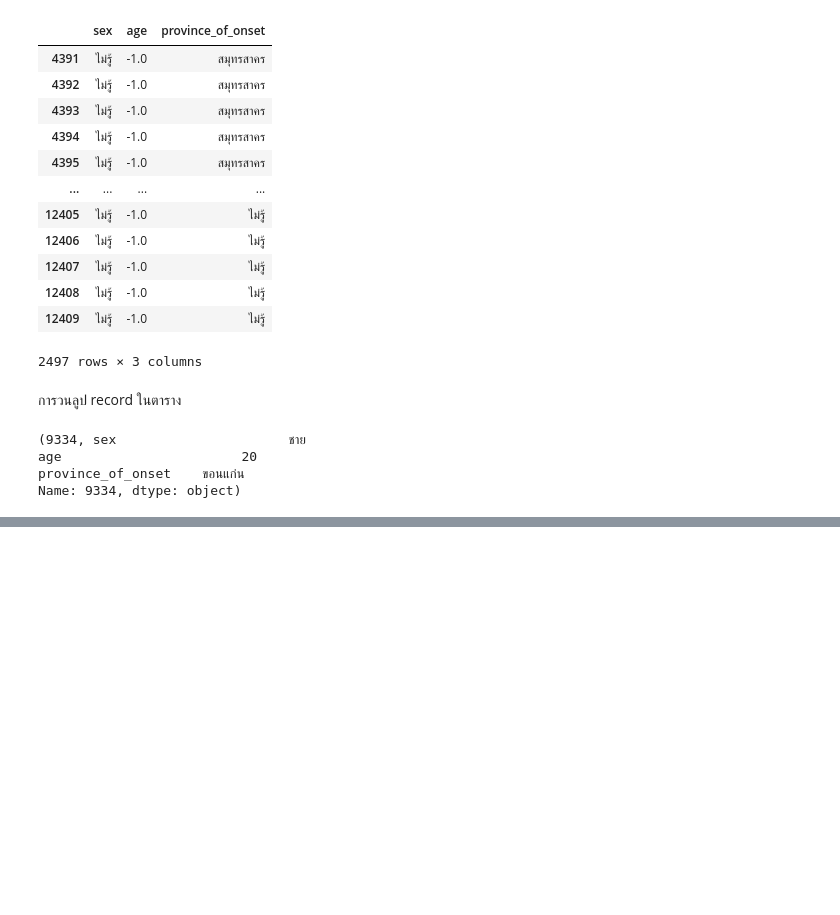
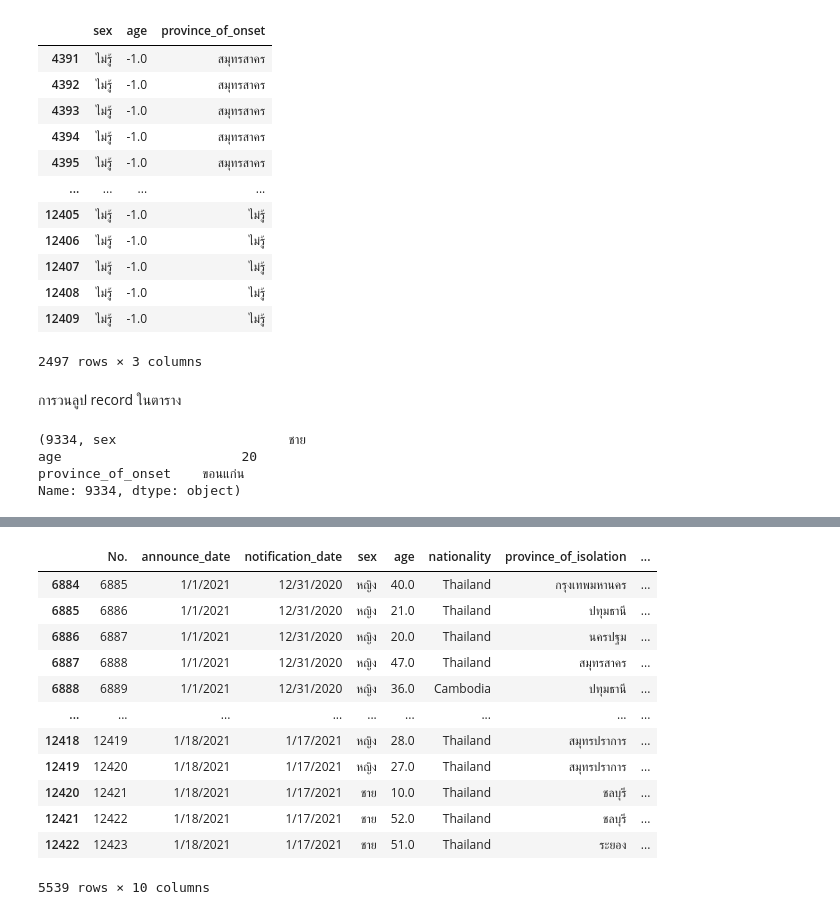
Before and after one commit to thanadolch/data_viz, a Jupyter notebook: panda101.ipynb, the cells around one changed output, grey strips where cells are left out. Saved outputs shown, nothing was run; the diff lists cells and outputs as text; code cells hidden in the pictures; blank space fills up the shorter version.

```diff
--- a/panda101.ipynb
+++ b/panda101.ipynb
@@ -350,0 +386,17 @@ Name: 9334, dtype: object)
+# %%
+jarton = data_covid[6884::]
+jarton
+# %% [output]
+|  | No. | announce_date | notification_date | sex | age | nationality | province_of_isolation | ... |
+| 6884 | 6885 | 1/1/2021 | 12/31/2020 | หญิง | 40.0 | Thailand | กรุงเทพมหานคร | ... |
+| 6885 | 6886 | 1/1/2021 | 12/31/2020 | หญิง | 21.0 | Thailand | ปทุมธานี | ... |
+| 6886 | 6887 | 1/1/2021 | 12/31/2020 | หญิง | 20.0 | Thailand | นครปฐม | ... |
+| 6887 | 6888 | 1/1/2021 | 12/31/2020 | หญิง | 47.0 | Thailand | สมุทรสาคร | ... |
+| 6888 | 6889 | 1/1/2021 | 12/31/2020 | หญิง | 36.0 | Cambodia | ปทุมธานี | ... |
+| ... | ... | ... | ... | ... | ... | ... | ... | ... |
+| 12418 | 12419 | 1/18/2021 | 1/17/2021 | หญิง | 28.0 | Thailand | สมุทรปราการ | ... |
+| 12419 | 12420 | 1/18/2021 | 1/17/2021 | หญิง | 27.0 | Thailand | สมุทรปราการ | ... |
+| 12420 | 12421 | 1/18/2021 | 1/17/2021 | ชาย | 10.0 | Thailand | ชลบุรี | ... |
+| 12421 | 12422 | 1/18/2021 | 1/17/2021 | ชาย | 52.0 | Thailand | ชลบุรี | ... |
+| 12422 | 12423 | 1/18/2021 | 1/17/2021 | ชาย | 51.0 | Thailand | ระยอง | ... |
+5539 rows × 10 columns
```
Also changed, not shown: parts of 5 cells of this notebook.
